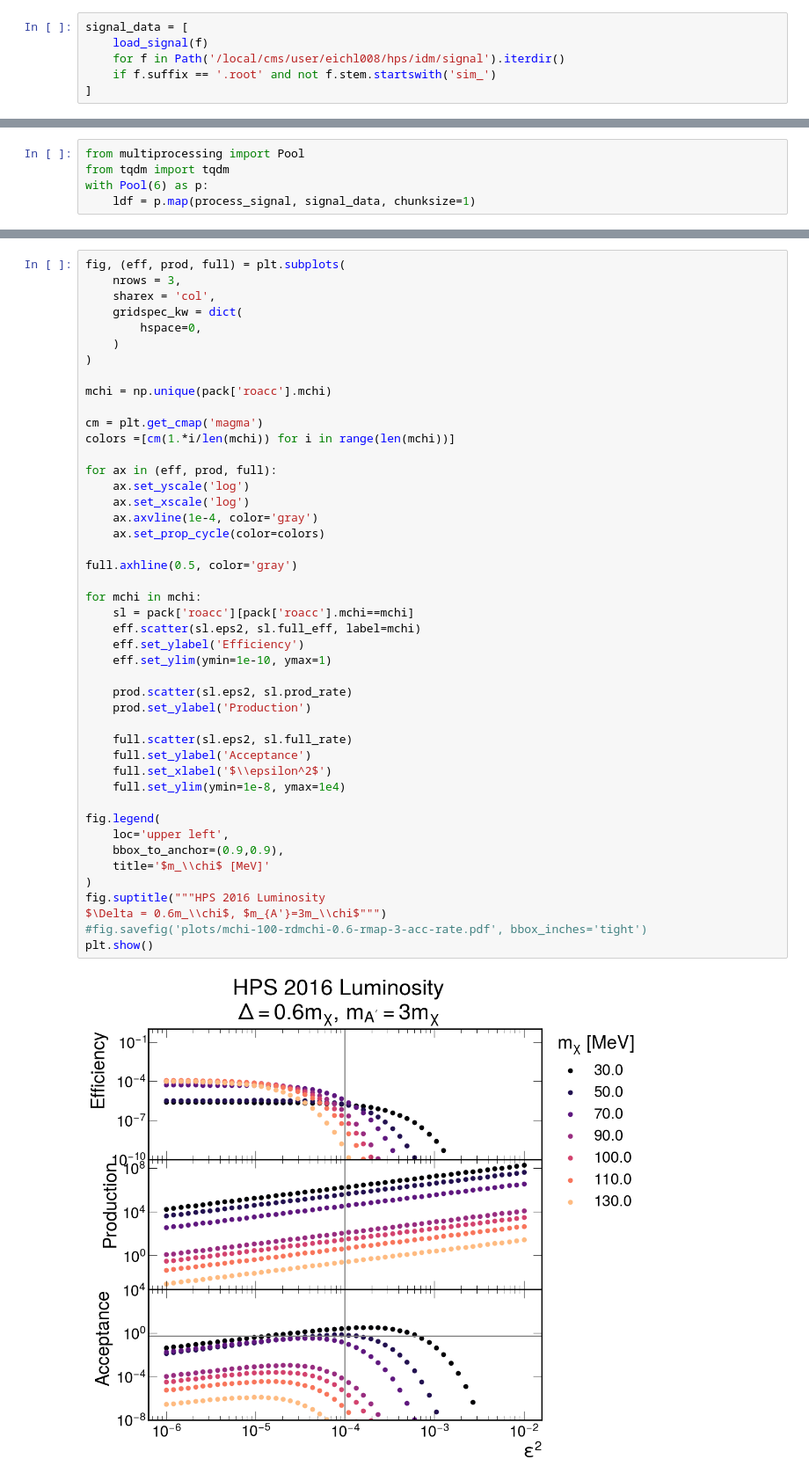
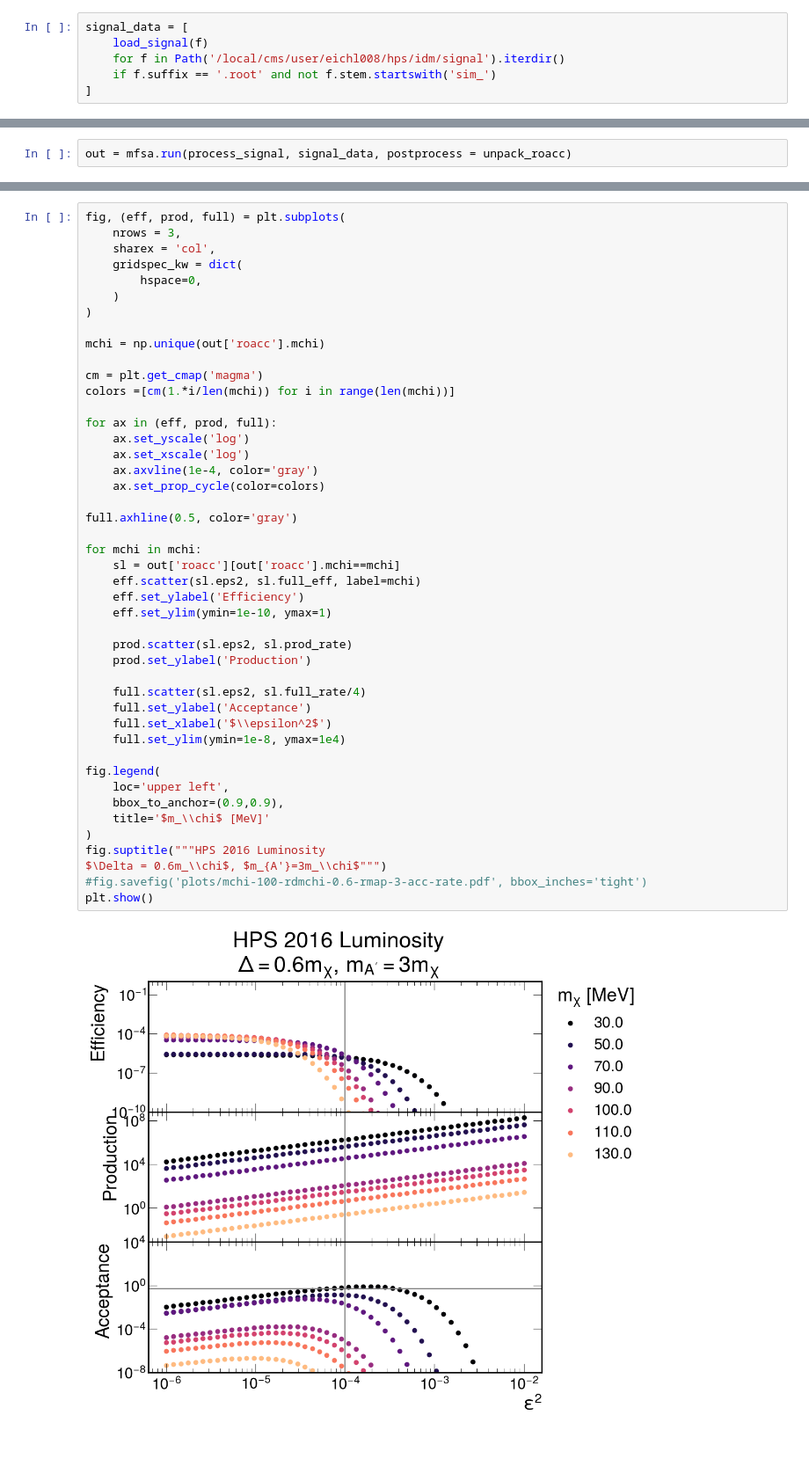
Before and after one commit to tomeichlersmith/hps, a Jupyter notebook: idm/reach/2016/idm-single-file.ipynb, the cells around one changed output, grey strips where cells are left out. Shown at 88% size. Drawn from its saved outputs; the diff is of its cells as text; blank space fills up the shorter version.

```diff
--- a/idm/reach/2016/idm-single-file.ipynb
+++ b/idm/reach/2016/idm-single-file.ipynb
@@ -409,5 +448,2 @@ def process_signal(args):
 # %%
-from multiprocessing import Pool
-from tqdm import tqdm
-with Pool(6) as p:
-    ldf = p.map(process_signal, signal_data, chunksize=1)
+out = mfsa.run(process_signal, signal_data, postprocess = unpack_roacc)
@@ -424,7 +461,7 @@ fig, (eff, prod, full) = plt.subplots(
     )
 )
 
-mchi = np.unique(pack['roacc'].mchi)
+mchi = np.unique(out['roacc'].mchi)
 
 cm = plt.get_cmap('magma')
 colors =[cm(1.*i/len(mchi)) for i in range(len(mchi))]
@@ -432,35 +469,35 @@ colors =[cm(1.*i/len(mchi)) for i in range(len(mchi))]
 for ax in (eff, prod, full):
     ax.set_yscale('log')
     ax.set_xscale('log')
     ax.axvline(1e-4, color='gray')
     ax.set_prop_cycle(color=colors)
 
 full.axhline(0.5, color='gray')
 
 for mchi in mchi:
-    sl = pack['roacc'][pack['roacc'].mchi==mchi]
+    sl = out['roacc'][out['roacc'].mchi==mchi]
     eff.scatter(sl.eps2, sl.full_eff, label=mchi)
     eff.set_ylabel('Efficiency')
     eff.set_ylim(ymin=1e-10, ymax=1)
 
     prod.scatter(sl.eps2, sl.prod_rate)
     prod.set_ylabel('Production')
 
-    full.scatter(sl.eps2, sl.full_rate)
+    full.scatter(sl.eps2, sl.full_rate/4)
     full.set_ylabel('Acceptance')
     full.set_xlabel('$\\epsilon^2$')
     full.set_ylim(ymin=1e-8, ymax=1e4)
 
 fig.legend(
     loc='upper left',
     bbox_to_anchor=(0.9,0.9),
     title='$m_\\chi$ [MeV]'
 )
 fig.suptitle("""HPS 2016 Luminosity
 $\Delta = 0.6m_\\chi$, $m_{A'}=3m_\\chi$""")
 #fig.savefig('plots/mchi-100-rdmchi-0.6-rmap-3-acc-rate.pdf', bbox_inches='tight')
 plt.show()
 # %% [output]
-[figure, old version]
+[figure, new version]
 # %%
 plt.scatter(
```
Also changed, not shown: parts of 7 cells of this notebook.
